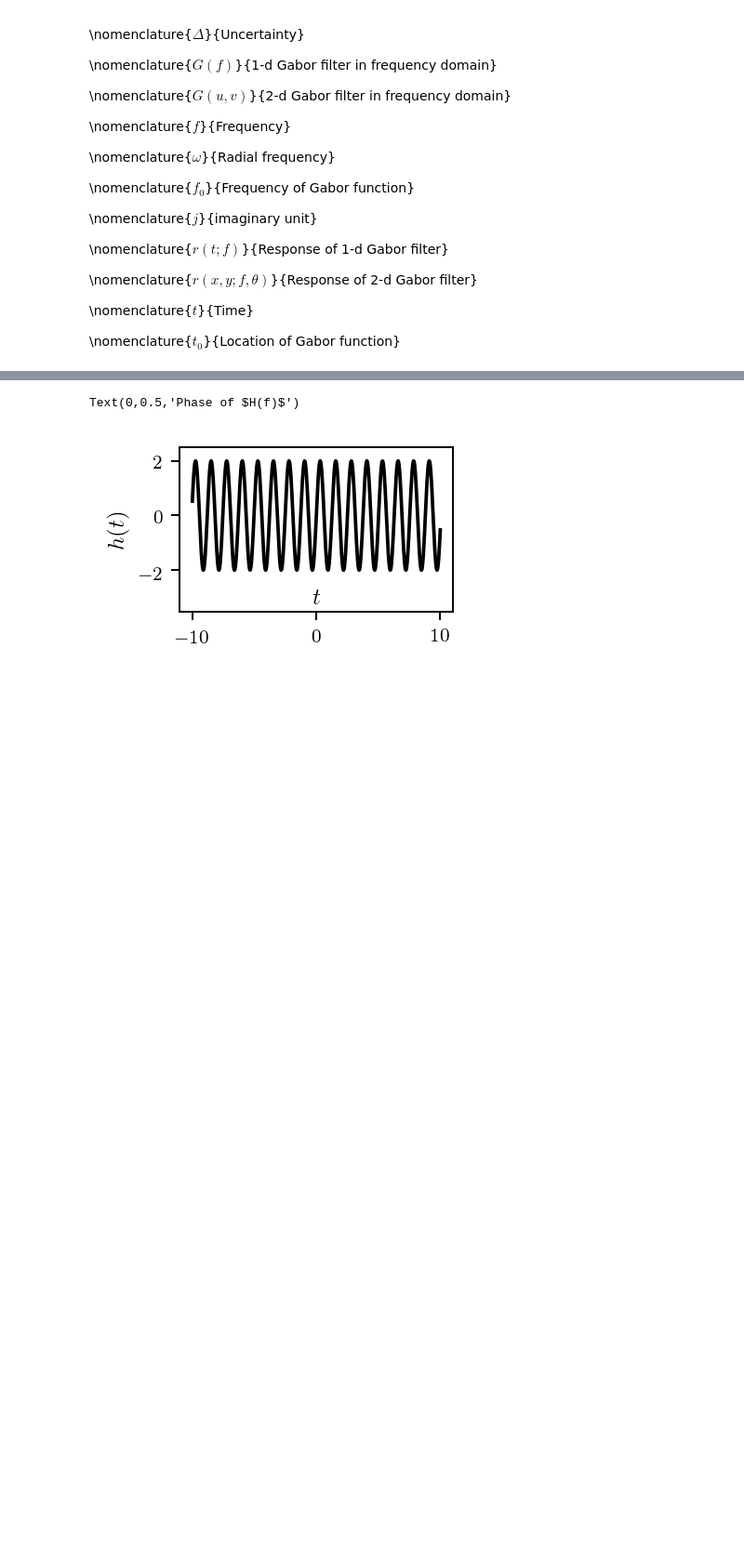
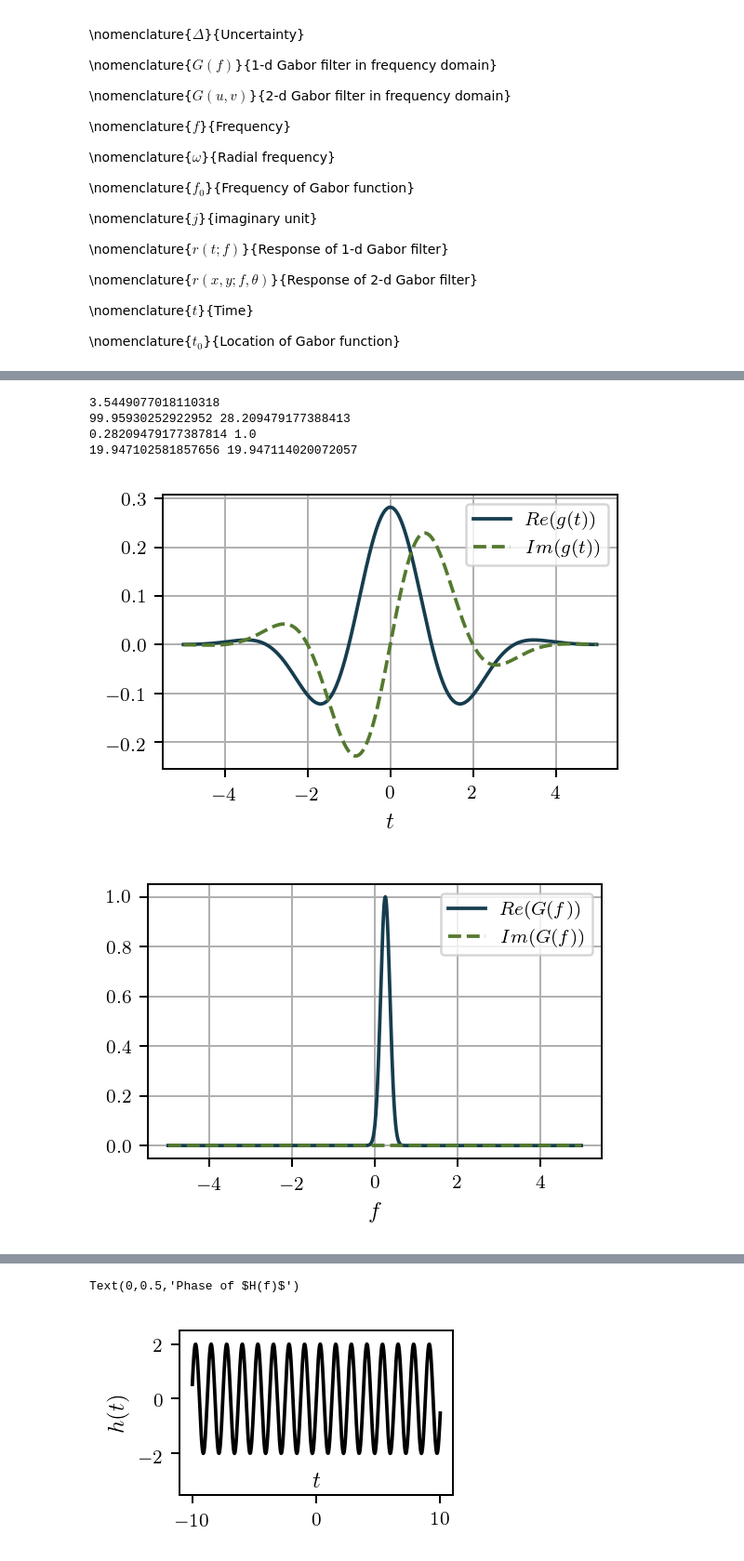
Before and after one commit to CVMethods/thesis_notebooks, a Jupyter notebook: Image spectral decomposition for texture analysis.ipynb, the cells around one changed output, grey strips where cells are left out. Shown at 93% size. Cells and saved outputs as stored; diff of their text form; code cells hidden in the pictures; blank space fills up the shorter version.

```diff
--- a/Image spectral decomposition for texture analysis.ipynb
+++ b/Image spectral decomposition for texture analysis.ipynb
@@ -225,0 +358,49 @@ Consider a signal $f(t)=A \sin \omega_{0} t$, where $A$ is a positive constant,
+# %%
+t = np.arange(-5, 5, 0.01)
+f = np.arange(-5, 5, 0.01)
+f_0 = 1/4.
+t_0 = 0.
+alpha = 0.5
+
+
+gauss_t = np.exp(- alpha**2 * (t-t_0) **2)
+gt = gauss_t * np.exp(1j* 2 *np.pi * f_0 * t)
+gt *= np.sqrt(alpha**2/np.pi)
+
+gauss_f = np.exp(- (np.pi/alpha)**2 * (f-f_0)**2)
+gf = gauss_f * np.exp(-1j* 2*np.pi * (f-f_0) * t_0)
+# gf *= np.sqrt(np.pi/alpha**2)
+
+print np.sqrt(np.pi/alpha**2)
+plt.figure(figsize=set_size(width=width_pt, fraction=0.5), dpi=180)
+# plt.plot(t, gauss, lw=4, c=plt.cm.cubehelix(0.6))
+plt.plot(t, gt.real, c=plt.cm.cubehelix(0.2))
+plt.plot(t, gt.imag, '--', c=plt.cm.cubehelix(0.4))
+plt.grid()
+plt.legend((r'$Re(g(t))$', r'$Im(g(t))$'), loc='upper right')
+plt.xlabel(r'$t$')
+# plt.ylabel(r'$g(t)$')
+# plt.savefig(outdir + 'GaborFilter_time_1d.pdf', format='pdf', bbox_inches='tight')
+
+
+plt.figure(figsize=set_size(width=width_pt, fraction=0.5), dpi=180)
+# plt.plot(f, np.fft.fftshift(np.fft.fft(gt)), c=plt.cm.cubehelix(0))
+plt.plot(f, gf.real, c=plt.cm.cubehelix(0.2))
+plt.plot(f, gf.imag, '--', c=plt.cm.cubehelix(0.4))
+plt.grid()
+plt.xlabel(r'$f$')
+# plt.ylabel(r'$G(f)$')
+plt.legend((r'$Re(G(f))$', r'$Im(G(f))$'), loc='upper right')
+# plt.savefig(outdir + 'GaborFilter_freq_1d.pdf', format='pdf', bbox_inches='tight')
+
+
+print np.abs(gt).sum(), np.abs(gf).sum()
+print np.abs(gt).max(), np.abs(gf).max()
+print (np.abs(gt)**2).sum(), (np.abs(gf)**2).sum()
+# %% [output]
+3.5449077018110318
+99.95930252922952 28.209479177388413
+0.28209479177387814 1.0
+19.947102581857656 19.947114020072057
+[figure, added]
+[figure, added]
```
Also changed, not shown: parts of 18 cells of this notebook, 1 other file.
